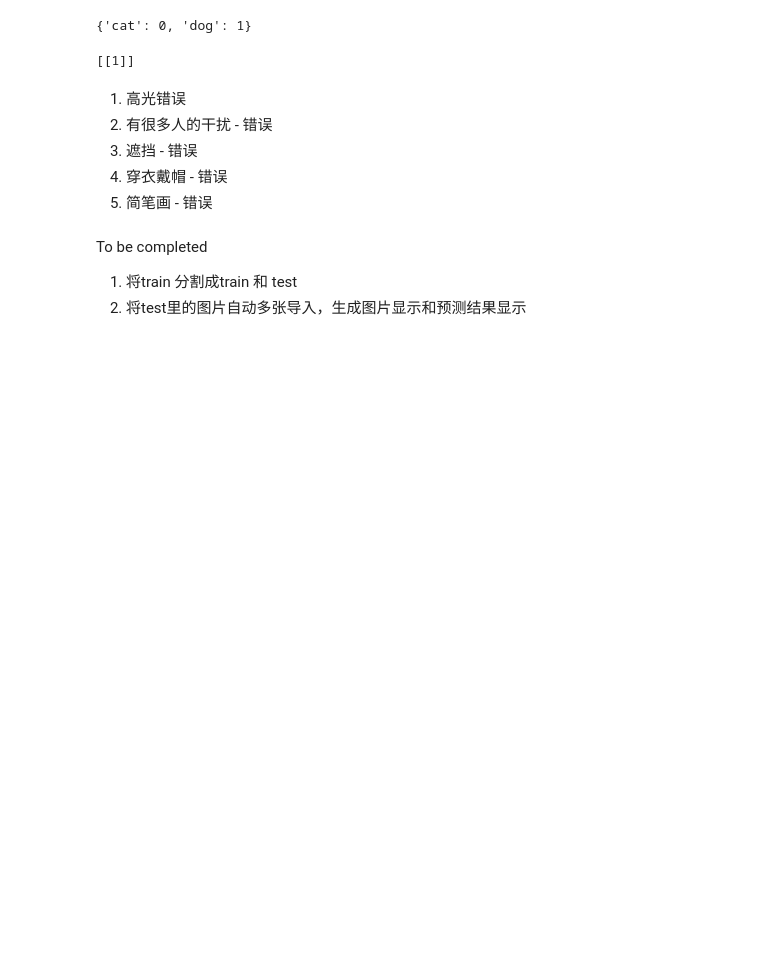
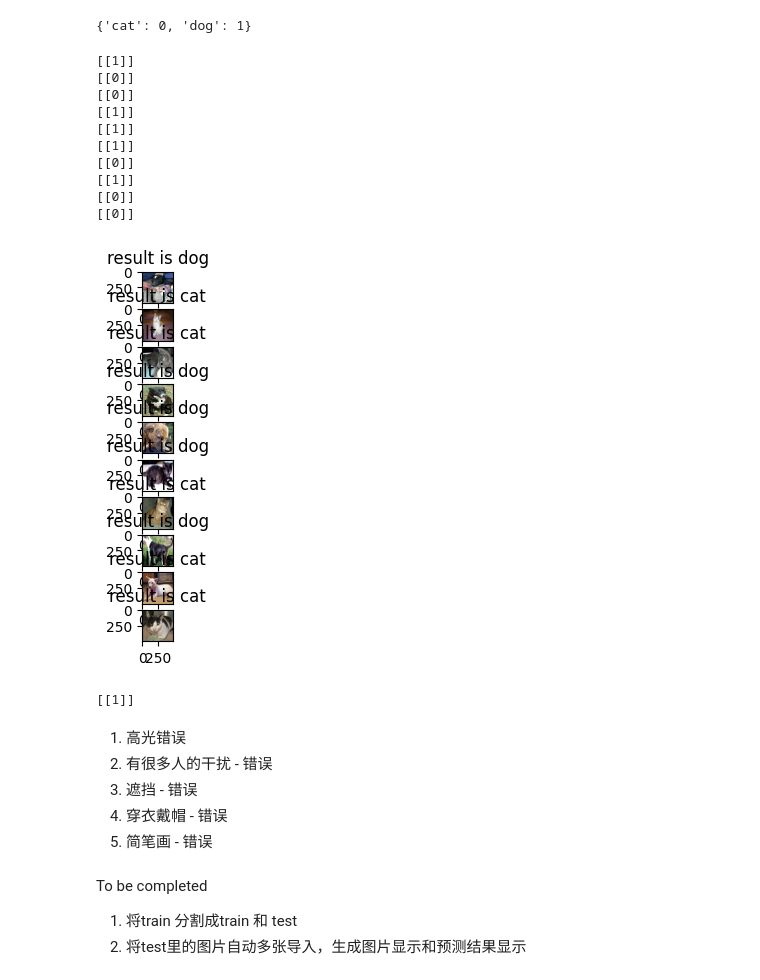
Before and after one commit to dingj3Jiangding/2024.6-8-Summer-Research-in-ZhuoC-Group, a Jupyter notebook: Learn ML/CNN_Learn1.ipynb, the cells around one changed output. Saved outputs shown, nothing was run; the diff lists cells and outputs as text; code cells hidden in the pictures; blank space fills up the shorter version.

```diff
--- a/Learn ML/CNN_Learn1.ipynb
+++ b/Learn ML/CNN_Learn1.ipynb
@@ -2,7 +55,8 @@
 from tensorflow.keras.preprocessing.image import ImageDataGenerator
 train_datagen = ImageDataGenerator(rescale = 1./255)
 # imagedatagenerator 可以平移旋转放大缩小增减亮，用一张图片生成不同的图片来更好的训练模型
-train_data = train_datagen.flow_from_directory('C:/非系统/dogs-vs-cats/train/train',target_size=(50,50),batch_size = 32,class_mode = 'binary')
+train_data = train_datagen.flow_from_directory('./test',target_size=(50,50),batch_size = 32,class_mode = 'binary')
+test_data = train_datagen.flow_from_directory('./train',target_size=(50,50),batch_size = 32,class_mode = 'binary')
 # batch 是一批数据的大小
 #注意地址必须是包含图片的类别文件夹的目录
 # %% [output]
@@ -83,6 +138,48 @@ print(train_data)
 print(train_data.class_indices)  #注意class_indices是flow_from_directory的属性
 # %% [output]
 {'cat': 0, 'dog': 1}
+# %%
+from tensorflow.keras.preprocessing.image import load_img, img_to_array
+import matplotlib.pyplot as plt
+import matplotlib.image as mpi
+
+def preprocessing(img_path):
+    pic_target = img_path
+    pic_target = load_img(pic_target,target_size =(50,50))
+    pic_target = img_to_array(pic_target)
+    pic_target = pic_target / 255
+    pic_target = pic_target.reshape(1,50,50,3)
+    return pic_target
+
+file_path = 'C:/非系统/dogs-vs-cats/test1/test1/'
+file_dirs = os.listdir(file_path)
+pic_dirs = []
+for path in file_dirs:
+    pic_dirs.append(file_path + path )
+
+counter = 1
+for i,pic_dir in enumerate(pic_dirs):
+    if(counter > 10):
+        break
+    result = model.predict_classes(preprocessing(pic_dir))
+    img_ori = load_img(pic_dir, target_size = (500,500))
+    plt.subplot(10,1,counter)
+    plt.imshow(img_ori)
+    plt.title('result is dog' if result == 1 else 'result is cat')
+    print(result)
+    counter=counter+1
+# %% [output]
+[[1]]
+[[0]]
+[[0]]
+[[1]]
+[[1]]
+[[1]]
+[[0]]
+[[1]]
+[[0]]
+[[0]]
+[figure, added]
 # %%
 #加载test1的所有图片
 from tensorflow.keras.preprocessing.image import load_img, img_to_array
```
Also changed, not shown: parts of 5 cells of this notebook.
